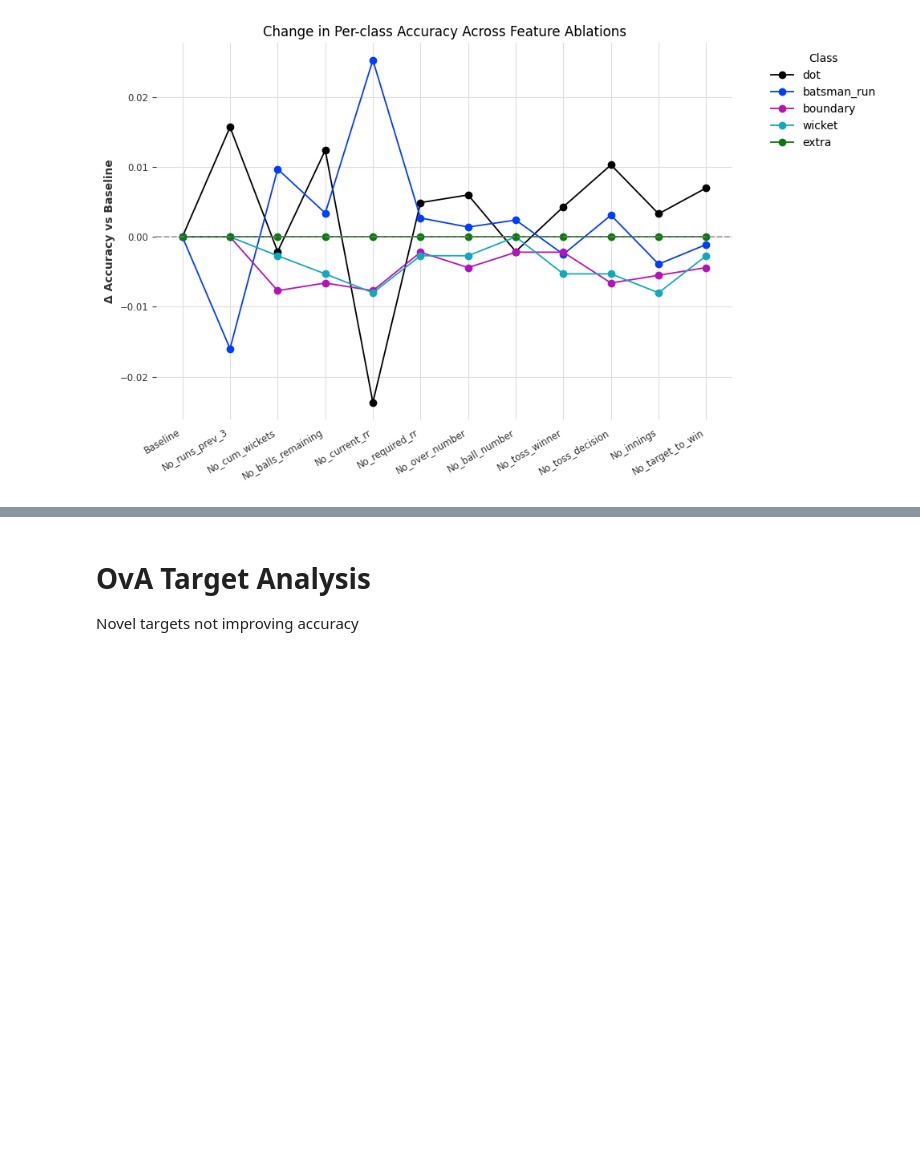
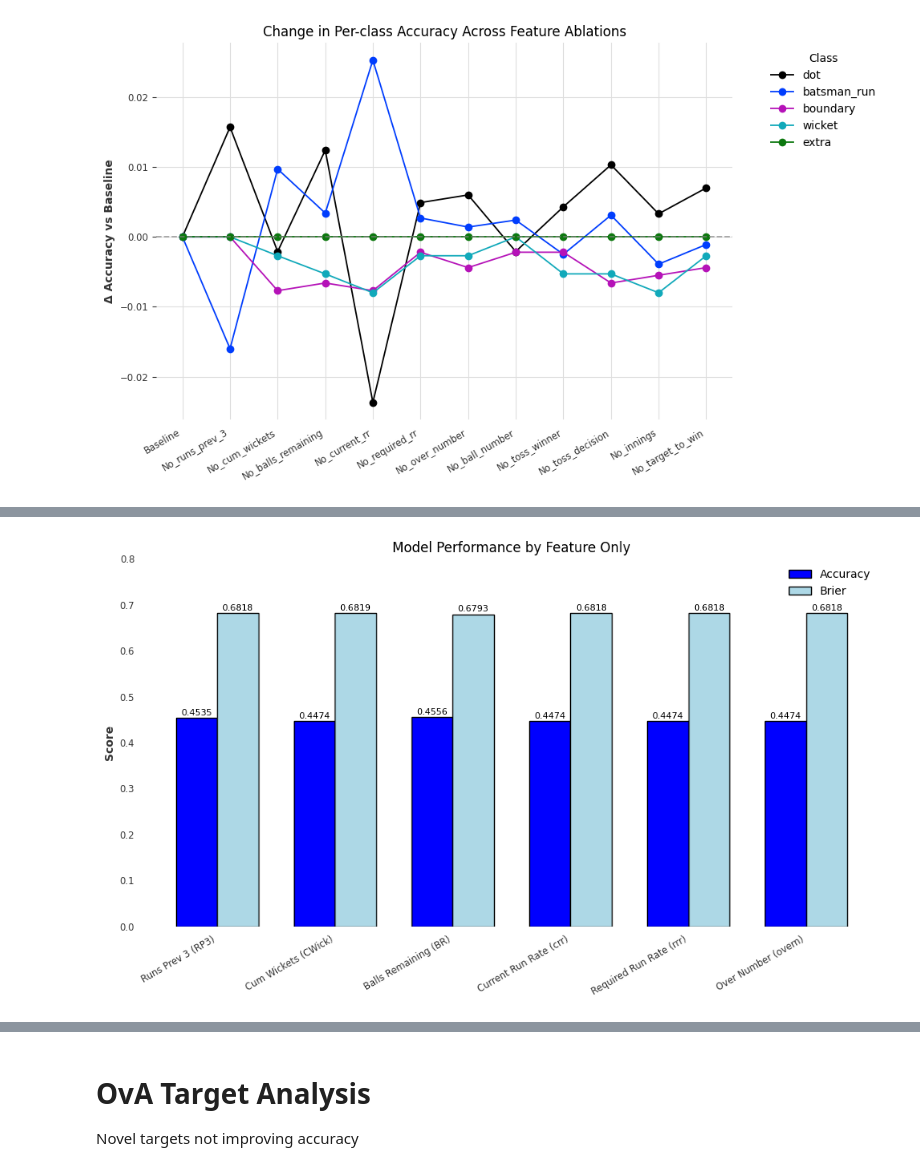
Before and after one commit to GBaugniet/cricketmodel, a Jupyter notebook: Cricket_Prediction_Model (4).ipynb, the cells around one changed output, grey strips where cells are left out. Drawn from its saved outputs; the diff is of its cells as text; code cells hidden in the pictures; blank space fills up the shorter version.

```diff
--- a/Cricket_Prediction_Model (4).ipynb
+++ b/Cricket_Prediction_Model (4).ipynb
@@ -7766,0 +9160,50 @@ plt.show()
+# %%
+import matplotlib.pyplot as plt
+import numpy as np
+
+features = [
+    "Runs Prev 3 (RP3)",
+    "Cum Wickets (CWick)",
+    "Balls Remaining (BR)",
+    "Current Run Rate (crr)",
+    "Required Run Rate (rrr)",
+    "Over Number (overn)"
+]
+
+accuracy = [0.453468, 0.447448, 0.455563, 0.447448, 0.447448, 0.447448]
+brier    = [0.681804, 0.681886, 0.679256, 0.681806, 0.681806, 0.681806]
+
+x = np.arange(len(features))
+width = 0.35
+
+plt.figure(figsize=(10,6))
+bars1 = plt.bar(x - width/2, accuracy, width, label="Accuracy", color="blue", edgecolor="black")
+bars2 = plt.bar(x + width/2, brier, width, label="Brier", color="lightblue", edgecolor="black")
+
+# Formatting
+plt.xticks(x, features, rotation=30, ha="right")
+plt.ylabel("Score")
+plt.title("Model Performance by Feature Only")
+plt.legend(frameon=False)
+
+# Extend y-axis to 0.8
+plt.ylim(0, 0.8)
+
+# Remove background lines and spines
+ax = plt.gca()
+ax.grid(False)
+ax.tick_params(left=False, bottom=False)
+for spine in ["top", "right", "left", "bottom"]:
+    ax.spines[spine].set_visible(False)
+
+# Add values on top
+for bars in [bars1, bars2]:
+    for bar in bars:
+        height = bar.get_height()
+        plt.text(bar.get_x() + bar.get_width()/2, height + 0.002,
+                 f"{height:.4f}", ha="center", va="bottom", fontsize=8)
+
+plt.tight_layout()
+plt.show()
+# %% [output]
+[figure, added]
```
Also changed, not shown: parts of 115 cells of this notebook.
